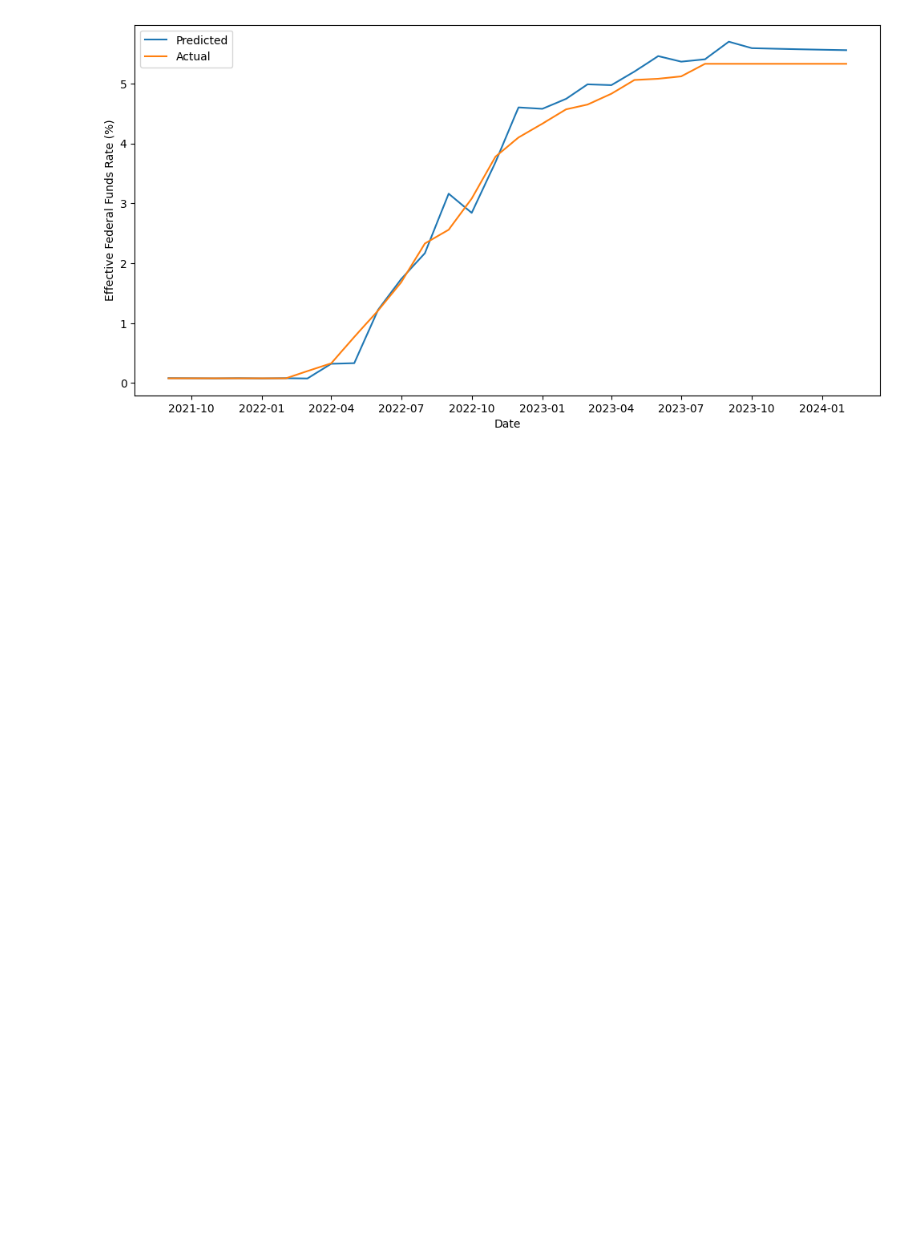
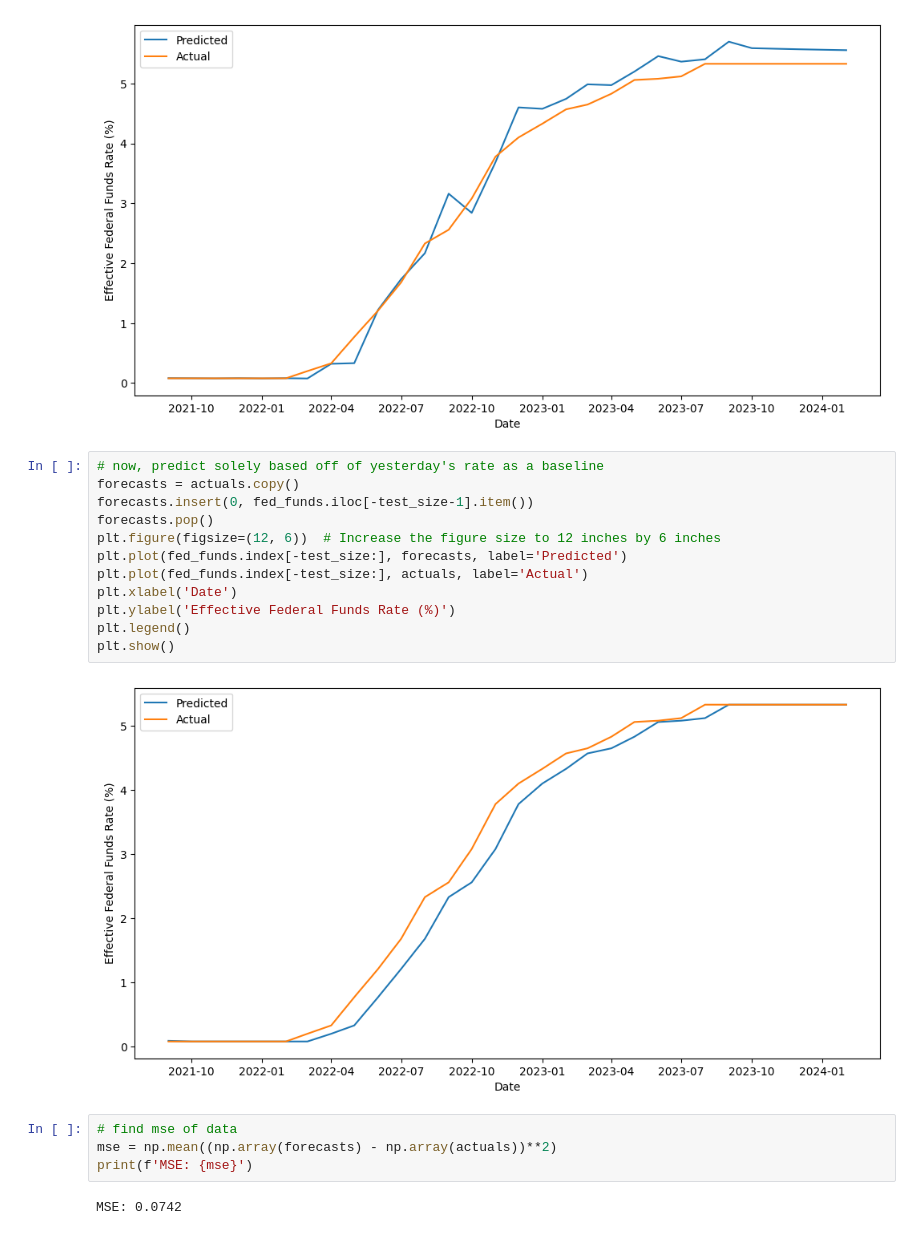
Before and after one commit to Surya-Sunkari/arima-garch-ucf, a Jupyter notebook: final-arima-garch.ipynb, the cells around one changed output. Drawn from its saved outputs; the diff is of its cells as text; blank space fills up the shorter version.

Commit message:
added baseline tests

```diff
--- a/final-arima-garch.ipynb
+++ b/final-arima-garch.ipynb
@@ -77,3 +77,23 @@ plt.legend()
 plt.show()
 # %% [output]
 [figure]
+# %%
+# now, predict solely based off of yesterday's rate as a baseline
+forecasts = actuals.copy()
+forecasts.insert(0, fed_funds.iloc[-test_size-1].item())
+forecasts.pop()
+plt.figure(figsize=(12, 6))  # Increase the figure size to 12 inches by 6 inches
+plt.plot(fed_funds.index[-test_size:], forecasts, label='Predicted')
+plt.plot(fed_funds.index[-test_size:], actuals, label='Actual')
+plt.xlabel('Date')
+plt.ylabel('Effective Federal Funds Rate (%)')
+plt.legend()
+plt.show()
+# %% [output]
+[figure, added]
+# %%
+# find mse of data
+mse = np.mean((np.array(forecasts) - np.array(actuals))**2)
+print(f'MSE: {mse}')
+# %% [output]
+MSE: 0.0742
```
